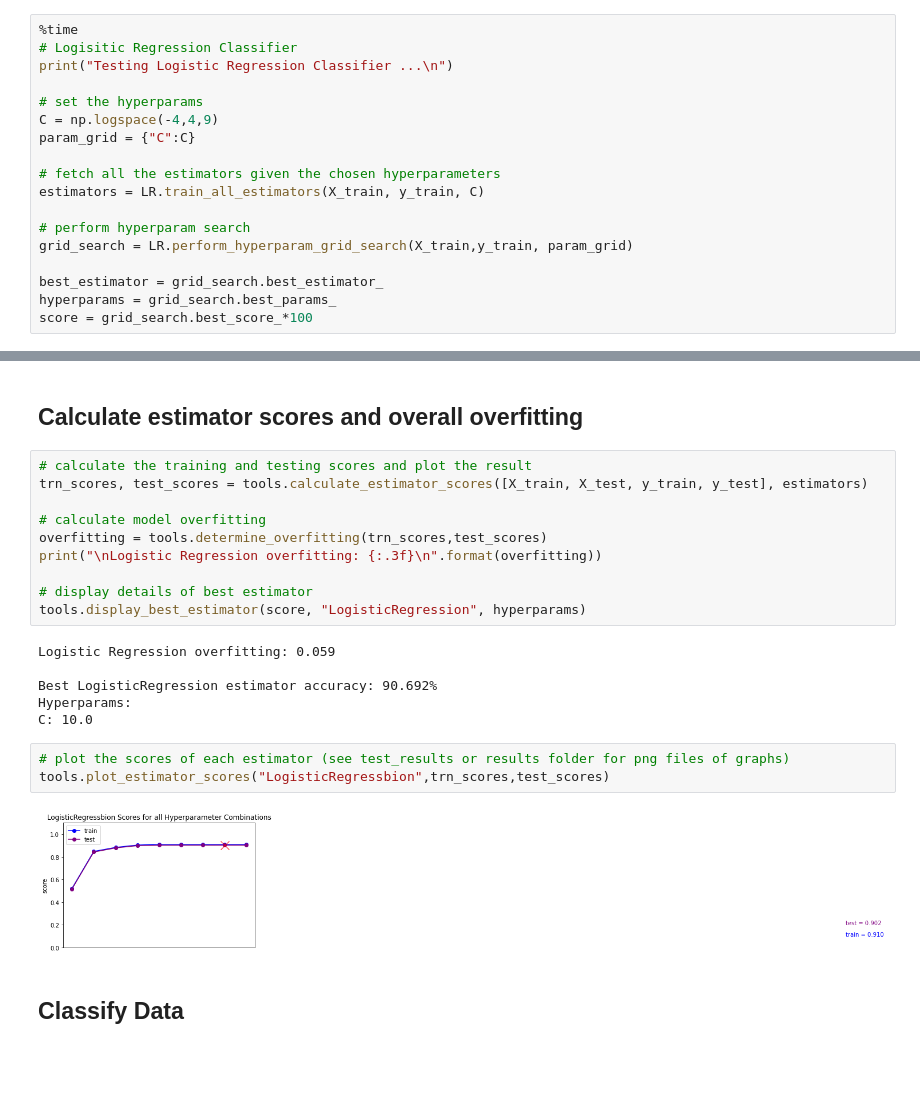
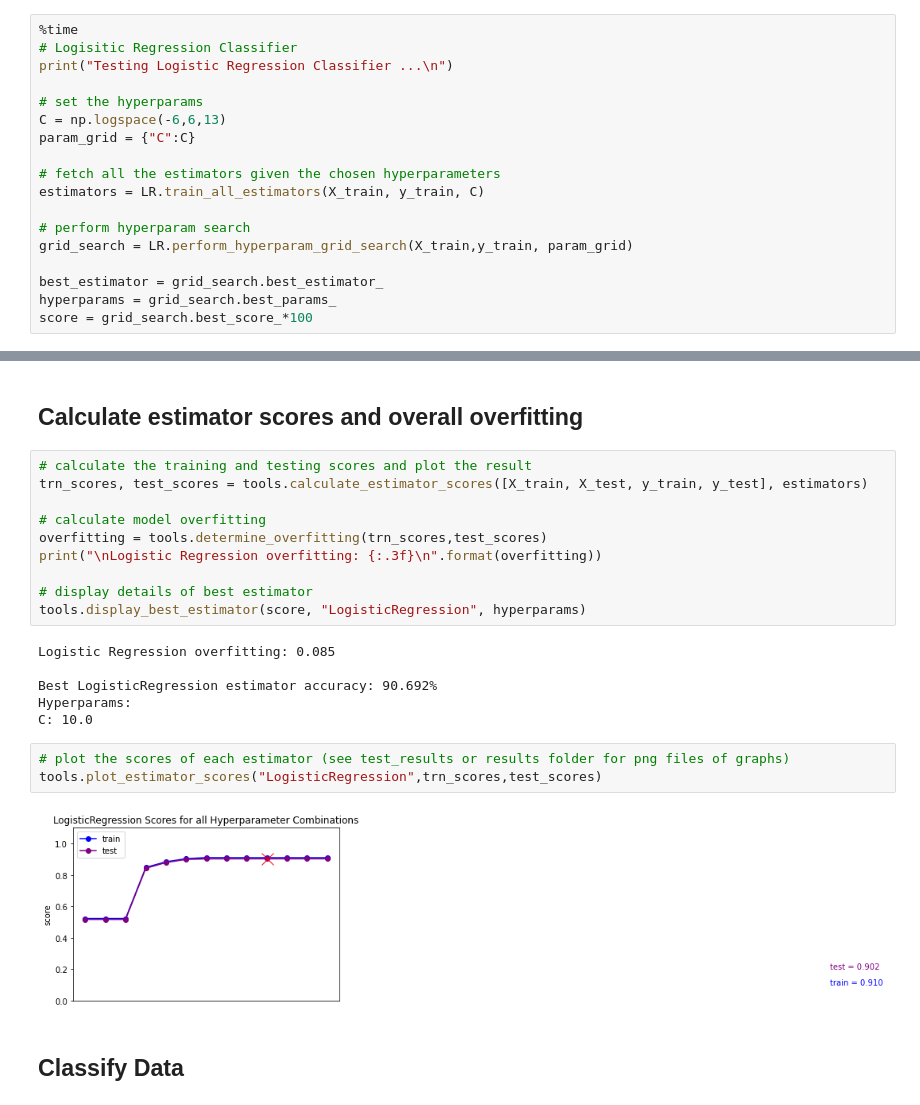
Before and after one commit to gisellemartel/FakeNewsClassifier, a Jupyter notebook: fake_news_classifiers.ipynb, the cells around one changed output, grey strips where cells are left out. Drawn from its saved outputs; the diff is of its cells as text; blank space fills up the shorter version.

```diff
--- a/fake_news_classifiers.ipynb
+++ b/fake_news_classifiers.ipynb
@@ -99,7 +99,7 @@ Preview of Fake news Dataset
 print("Testing Logistic Regression Classifier ...\n")
 
 # set the hyperparams
-C = np.logspace(-4,4,9)
+C = np.logspace(-6,6,13)
 param_grid = {"C":C}
 
 # fetch all the estimators given the chosen hyperparameters
@@ -142,16 +146,16 @@ print("\nLogistic Regression overfitting: {:.3f}\n".format(overfitting))
 # display details of best estimator
 tools.display_best_estimator(score, "LogisticRegression", hyperparams)
 # %% [output]
-Logistic Regression overfitting: 0.059
+Logistic Regression overfitting: 0.085
 
 Best LogisticRegression estimator accuracy: 90.692%
 Hyperparams:
 C: 10.0
 # %%
 # plot the scores of each estimator (see test_results or results folder for png files of graphs)
-tools.plot_estimator_scores("LogisticRegressbion",trn_scores,test_scores)
+tools.plot_estimator_scores("LogisticRegression",trn_scores,test_scores)
 # %% [output]
-[figure, old version]
+[figure, new version]
 # %% [markdown]
 ## Classify Data
 # %%
```
Also changed, not shown: parts of 18 cells of this notebook, 2 other files.
